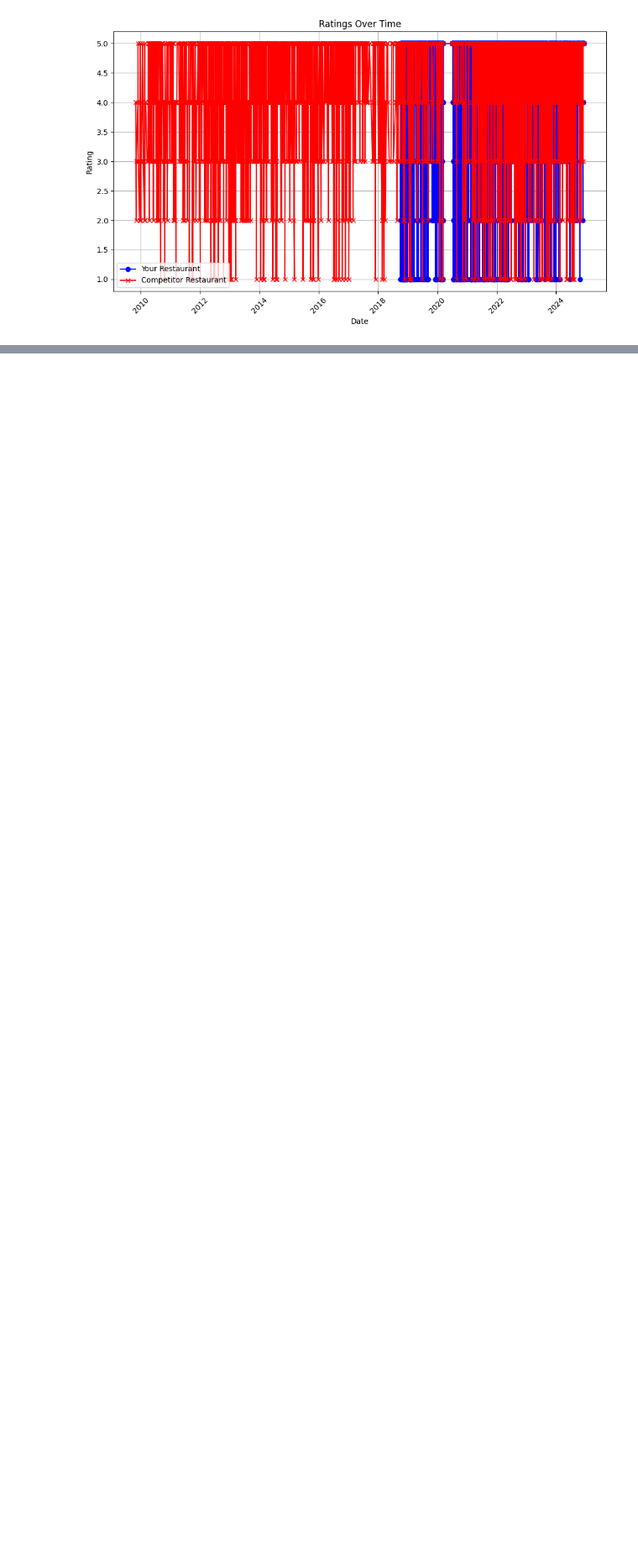
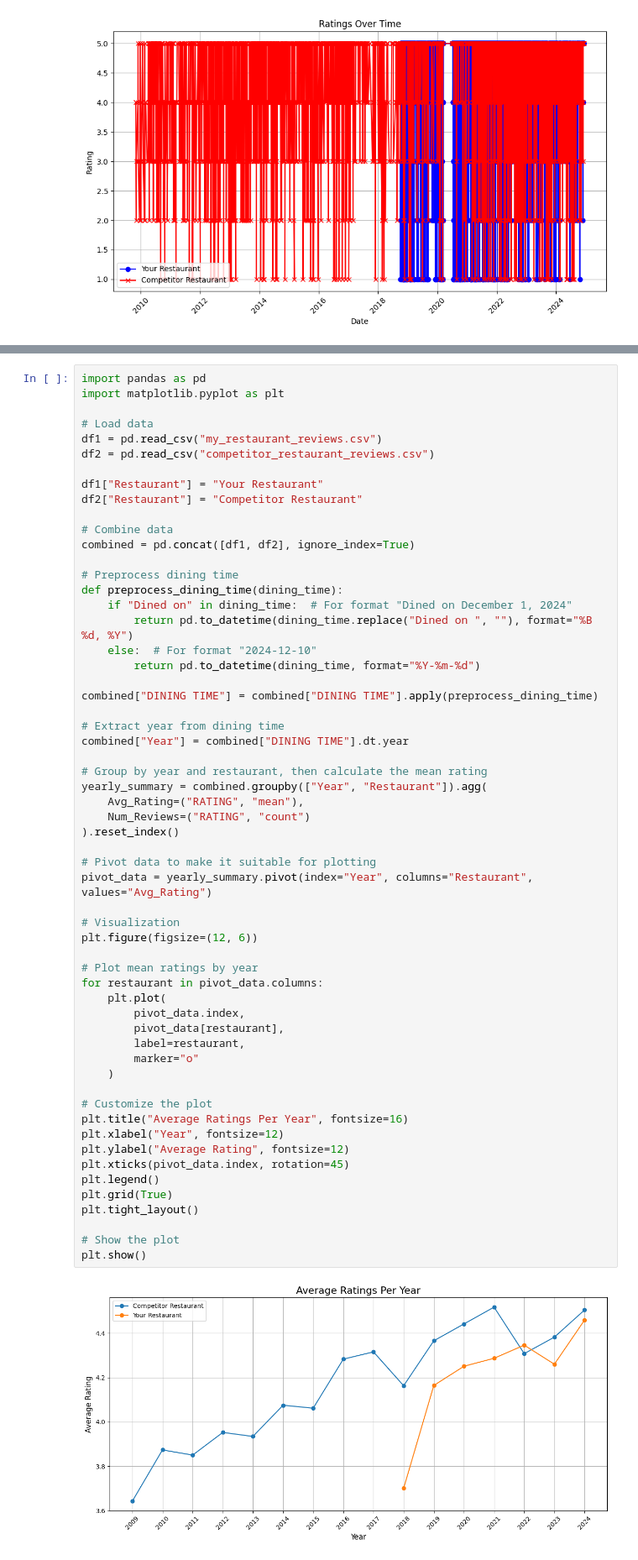
Before and after one commit to tahainam555/restaurant-feedback-analysis, a Jupyter notebook: project.ipynb, the cells around one changed output, grey strips where cells are left out. Shown at 84% size. Drawn from its saved outputs; the diff is of its cells as text; blank space fills up the shorter version.

```diff
--- a/project.ipynb
+++ b/project.ipynb
@@ -488,0 +564,60 @@ plt.show()
+# %%
+import pandas as pd
+import matplotlib.pyplot as plt
+
+# Load data
+df1 = pd.read_csv("my_restaurant_reviews.csv")
+df2 = pd.read_csv("competitor_restaurant_reviews.csv")
+
+df1["Restaurant"] = "Your Restaurant"
+df2["Restaurant"] = "Competitor Restaurant"
+
+# Combine data
+combined = pd.concat([df1, df2], ignore_index=True)
+
+# Preprocess dining time
+def preprocess_dining_time(dining_time):
+    if "Dined on" in dining_time:  # For format "Dined on December 1, 2024"
+        return pd.to_datetime(dining_time.replace("Dined on ", ""), format="%B %d, %Y")
+    else:  # For format "2024-12-10"
+        return pd.to_datetime(dining_time, format="%Y-%m-%d")
+
+combined["DINING TIME"] = combined["DINING TIME"].apply(preprocess_dining_time)
+
+# Extract year from dining time
+combined["Year"] = combined["DINING TIME"].dt.year
+
+# Group by year and restaurant, then calculate the mean rating
+yearly_summary = combined.groupby(["Year", "Restaurant"]).agg(
+    Avg_Rating=("RATING", "mean"),
+    Num_Reviews=("RATING", "count")
+).reset_index()
+
+# Pivot data to make it suitable for plotting
+pivot_data = yearly_summary.pivot(index="Year", columns="Restaurant", values="Avg_Rating")
+
+# Visualization
+plt.figure(figsize=(12, 6))
+
+# Plot mean ratings by year
+for restaurant in pivot_data.columns:
+    plt.plot(
+        pivot_data.index,
+        pivot_data[restaurant],
+        label=restaurant,
+        marker="o"
+    )
+
+# Customize the plot
+plt.title("Average Ratings Per Year", fontsize=16)
+plt.xlabel("Year", fontsize=12)
+plt.ylabel("Average Rating", fontsize=12)
+plt.xticks(pivot_data.index, rotation=45)
+plt.legend()
+plt.grid(True)
+plt.tight_layout()
+
+# Show the plot
+plt.show()
+# %% [output]
+[figure, added]
```
Also changed, not shown: parts of 6 cells of this notebook, 4 other files.
